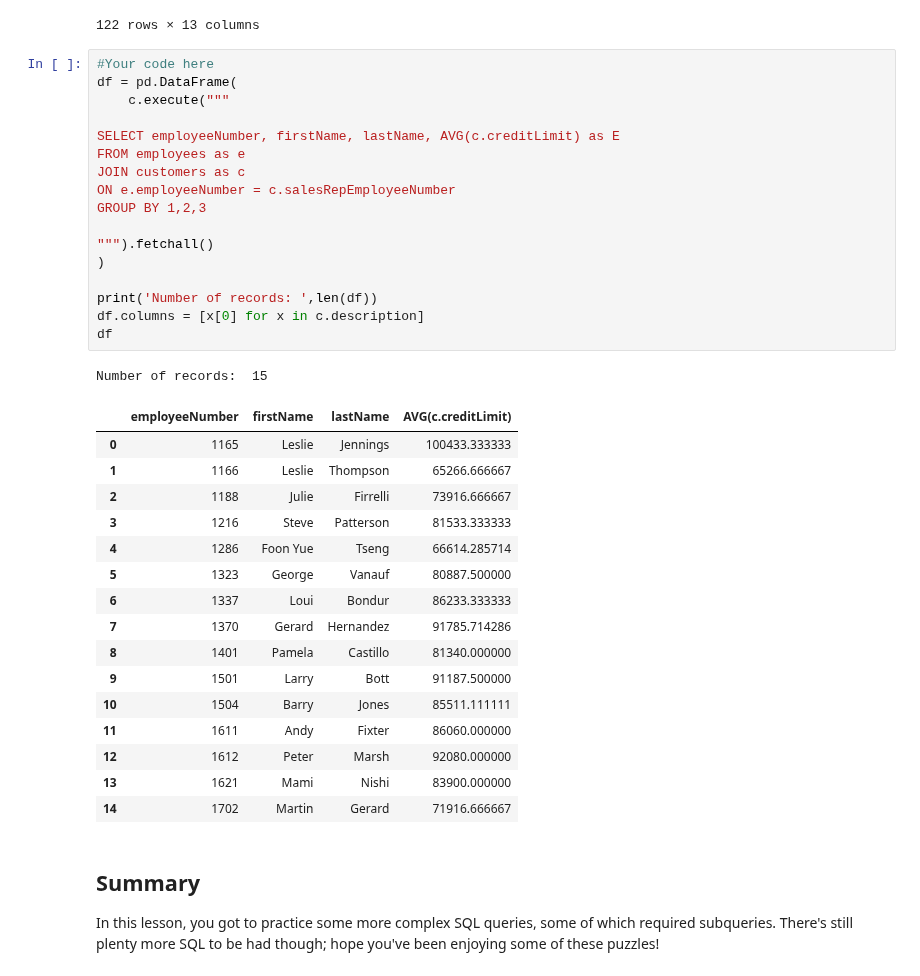
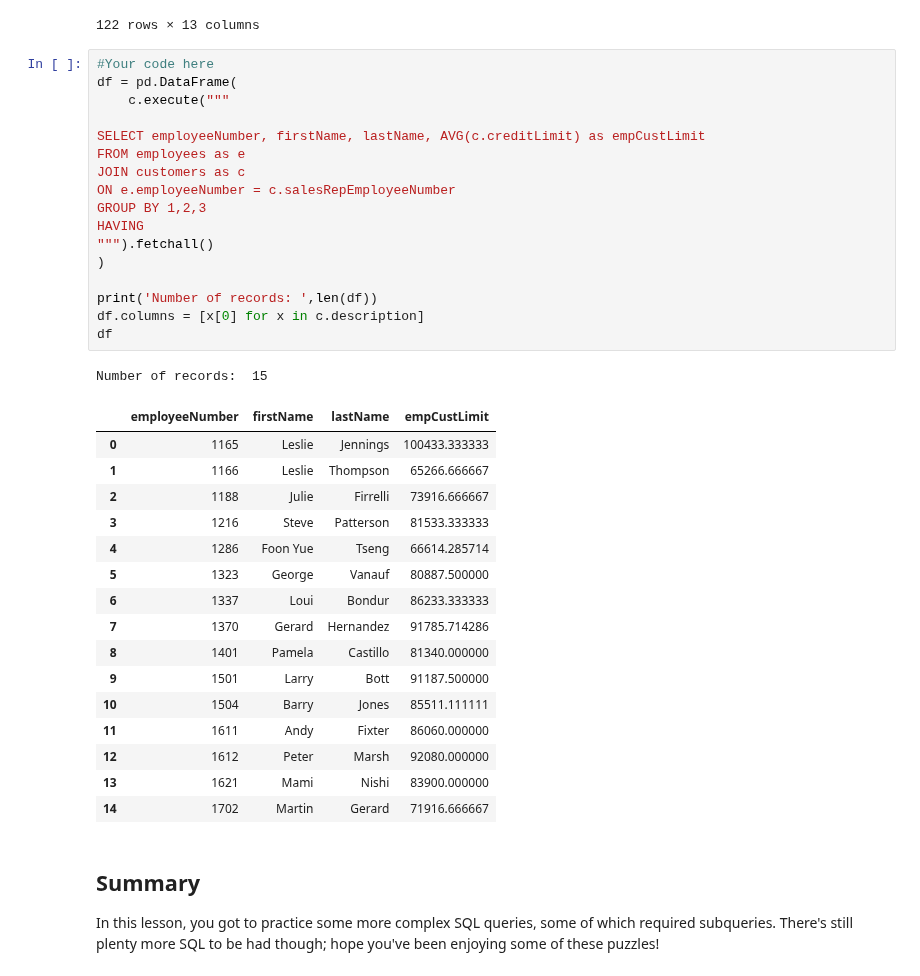
Before and after one commit to LearnCoTEMP1178/dsc-sql-subqueries-lab-dc-ds-071519, a Jupyter notebook: index.ipynb, the cells around one changed output. Saved outputs shown, nothing was run; the diff lists cells and outputs as text.

```diff
--- a/index.ipynb
+++ b/index.ipynb
@@ -152,23 +152,23 @@ Number of records:  122
 # %%
 #Your code here
 df = pd.DataFrame(
     c.execute("""
 
-SELECT employeeNumber, firstName, lastName, AVG(c.creditLimit) as E
+SELECT employeeNumber, firstName, lastName, AVG(c.creditLimit) as empCustLimit
 FROM employees as e
 JOIN customers as c
 ON e.employeeNumber = c.salesRepEmployeeNumber
 GROUP BY 1,2,3
-
+HAVING
 """).fetchall()
 )
 
 print('Number of records: ',len(df))
 df.columns = [x[0] for x in c.description]
 df
 # %% [output]
 Number of records:  15
-|  | employeeNumber | firstName | lastName | AVG(c.creditLimit) |
+|  | employeeNumber | firstName | lastName | empCustLimit |
 | 0 | 1165 | Leslie | Jennings | 100433.333333 |
 | 1 | 1166 | Leslie | Thompson | 65266.666667 |
 | 2 | 1188 | Julie | Firrelli | 73916.666667 |
```
